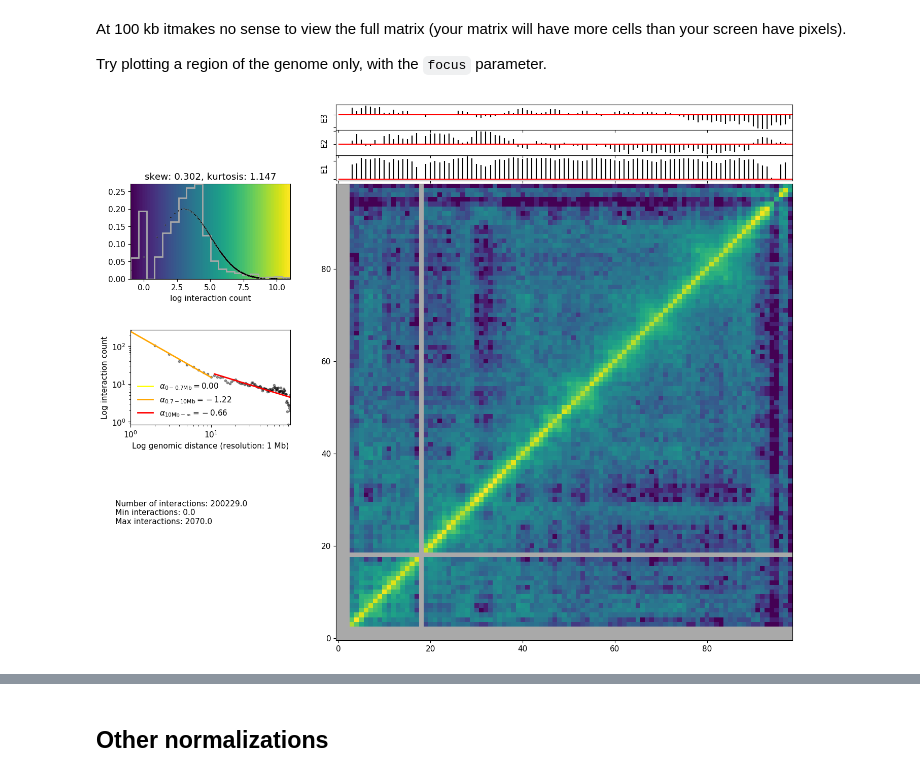
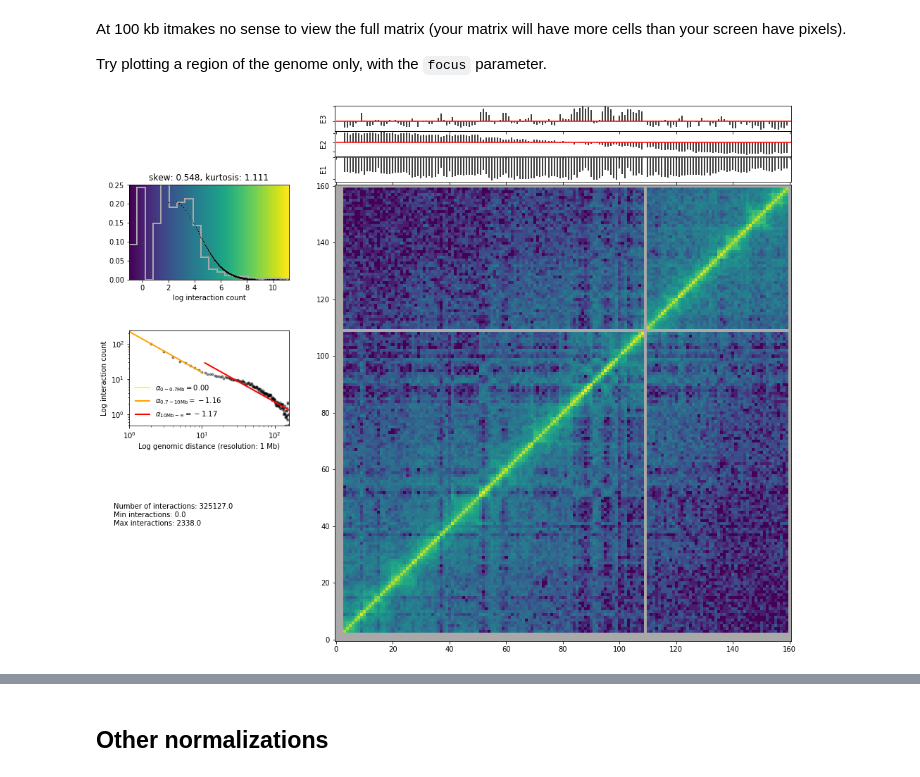
Before and after one commit to 3DGenomes/3DAROC, a Jupyter notebook: Notebooks/04-Bin-filtering and normalization.ipynb, the cells around one changed output, grey strips where cells are left out. Saved outputs shown, nothing was run; the diff lists cells and outputs as text; code cells hidden in the pictures.

```diff
--- a/Notebooks/04-Bin-filtering and normalization.ipynb
+++ b/Notebooks/04-Bin-filtering and normalization.ipynb
@@ -84,9 +91,9 @@ Try plotting a region of the genome only, with the `focus` parameter.
 # %%
 from pytadbit.mapping.analyze import hic_map
 
-hic_map(hic_data, normalized=False, focus='chr16', show=True, cmap='viridis')
+hic_map(hic_data, normalized=False, focus='chr3', show=True, cmap='viridis')
 # %% [output]
-[figure, old version]
+[figure, new version]
 # %%
 from pytadbit.mapping.analyze import hic_map
 
```
Also changed, not shown: parts of 6 cells of this notebook, 8 other files.
